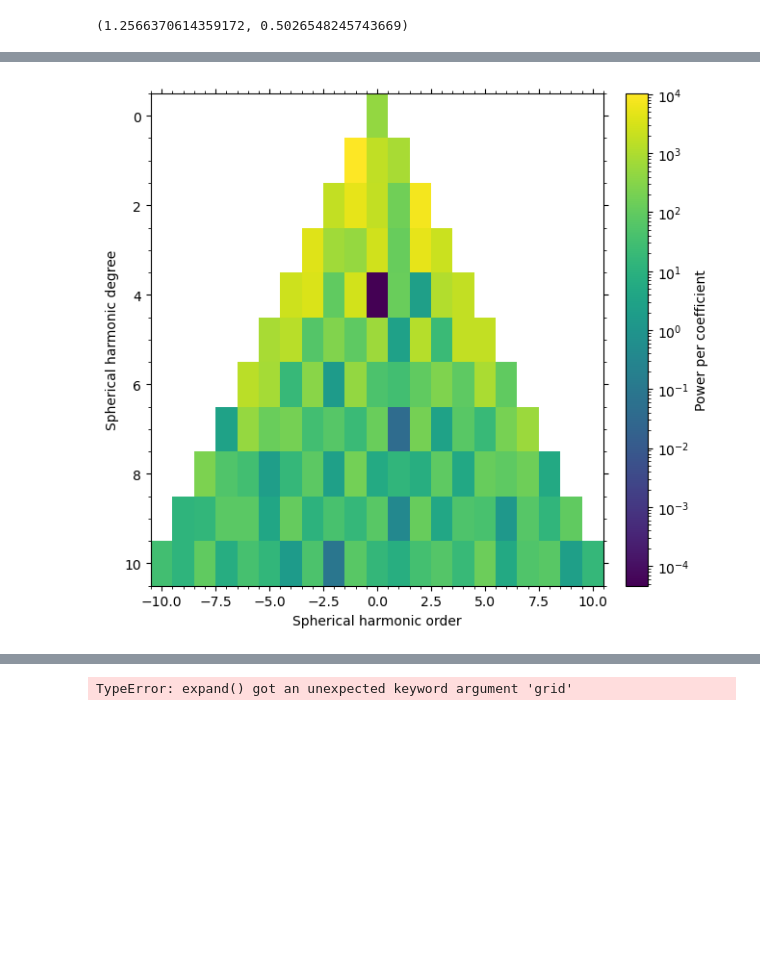
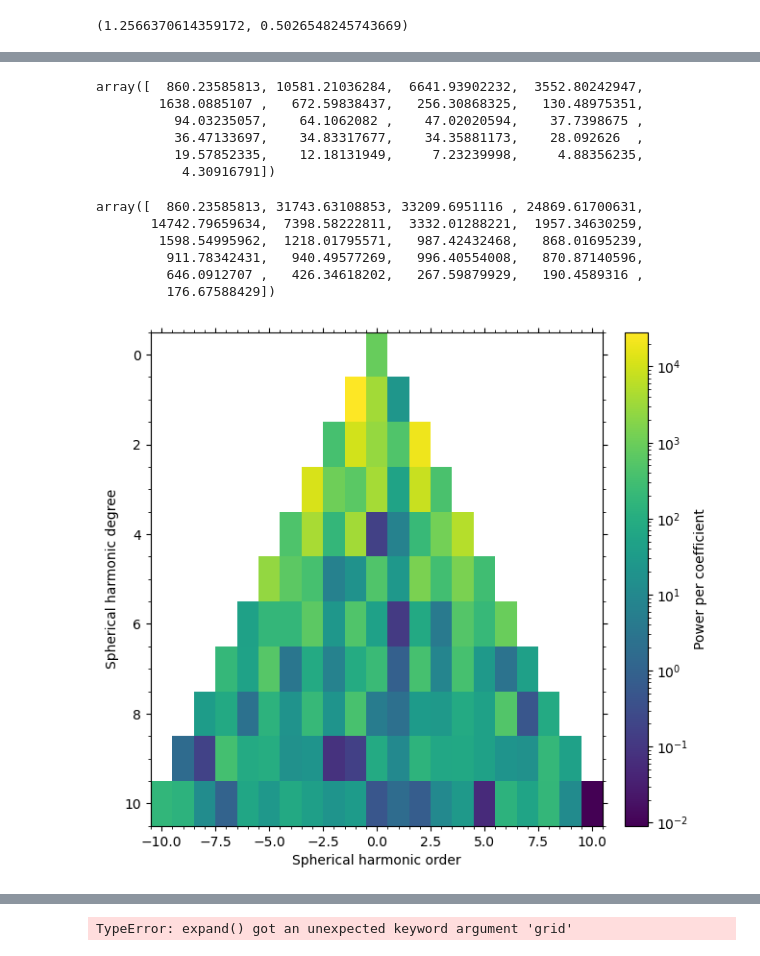
Before and after one commit to lengfei5/sphericalHarmonics_decomposition, a Jupyter notebook: test_SH_organoid.ipynb, the cells around one changed output, grey strips where cells are left out. Drawn from its saved outputs; the diff is of its cells as text; code cells hidden in the pictures; blank space fills up the shorter version.

```diff
--- a/test_SH_organoid.ipynb
+++ b/test_SH_organoid.ipynb
@@ -517,12 +502,12 @@ if len(nonz) > 2:
 # %%
-N = 100; radiusDiscretisation = 50
+N = 200; radiusDiscretisation = 50
 # %%
 #scalarsTmp.max()
 # %%
 """Compute voxel intensities."""
 scalars = []
 for th in np.linspace(0, np.pi, N, endpoint=False):
-    for ph in np.linspace(0, 2*np.pi, 2*N, endpoint=False):
+    for ph in np.linspace(0, 2*np.pi, N, endpoint=False):
 
         # compute sample points
         p = spher2cart(rmax, th, ph)
@@ -586,4 +567,4 @@ IndexError: tuple index out of range
 # %%
-formattedcoeff = np.reshape(coeff, (N, N*2))
+formattedcoeff = np.reshape(coeff, (N, N))
 formattedcoeff
 # %% [output]
@@ -630,5 +615,5 @@ array([[-55.600325, -55.600325, -55.600325, ..., -55.600325, -55.600325,
 # %%
 SH = pyshtools.SHGrid.from_array(formattedcoeff_norm, grid = "DH")
-clm = SH.expand(lmax_calc= 10)
-grid_reco = clm.expand(lmax=10).to_array()  # cut "high frequency" components
+clm = SH.expand(lmax_calc= lmax)
+grid_reco = clm.expand(lmax=lmax).to_array()  # cut "high frequency" components
 # %%
@@ -653,0 +631,18 @@ fig, ax = clm.plot_spectrum(show=False)
+# %%
+clm.spectrum(lmax = 20, convention = 'power', unit = "per_lm")
+# %% [output]
+array([  860.23585813, 10581.21036284,  6641.93902232,  3552.80242947,
+        1638.0885107 ,   672.59838437,   256.30868325,   130.48975351,
+          94.03235057,    64.1062082 ,    47.02020594,    37.7398675 ,
+          36.47133697,    34.83317677,    34.35881173,    28.092626  ,
+          19.57852335,    12.18131949,     7.23239998,     4.88356235,
+           4.30916791])
+# %%
+clm.spectrum(lmax = 20, convention = 'power', unit = "per_l")
+# %% [output]
+array([  860.23585813, 31743.63108853, 33209.6951116 , 24869.61700631,
+       14742.79659634,  7398.58222811,  3332.01288221,  1957.34630259,
+        1598.54995962,  1218.01795571,   987.42432468,   868.01695239,
+         911.78342431,   940.49577269,   996.40554008,   870.87140596,
+         646.0912707 ,   426.34618202,   267.59879929,   190.4589316 ,
+         176.67588429])
@@ -654,4 +651,4 @@ fig, ax = clm.plot_spectrum(show=False)
 # %%
-fig, ax = clm.plot_spectrum2d(show=False)
+fig, ax = clm.plot_spectrum2d(show=False, lmax = 10)
 # %% [output]
-[figure, old version]
+[figure, new version]
```
Also changed, not shown: parts of 29 cells of this notebook, 1 other file.
